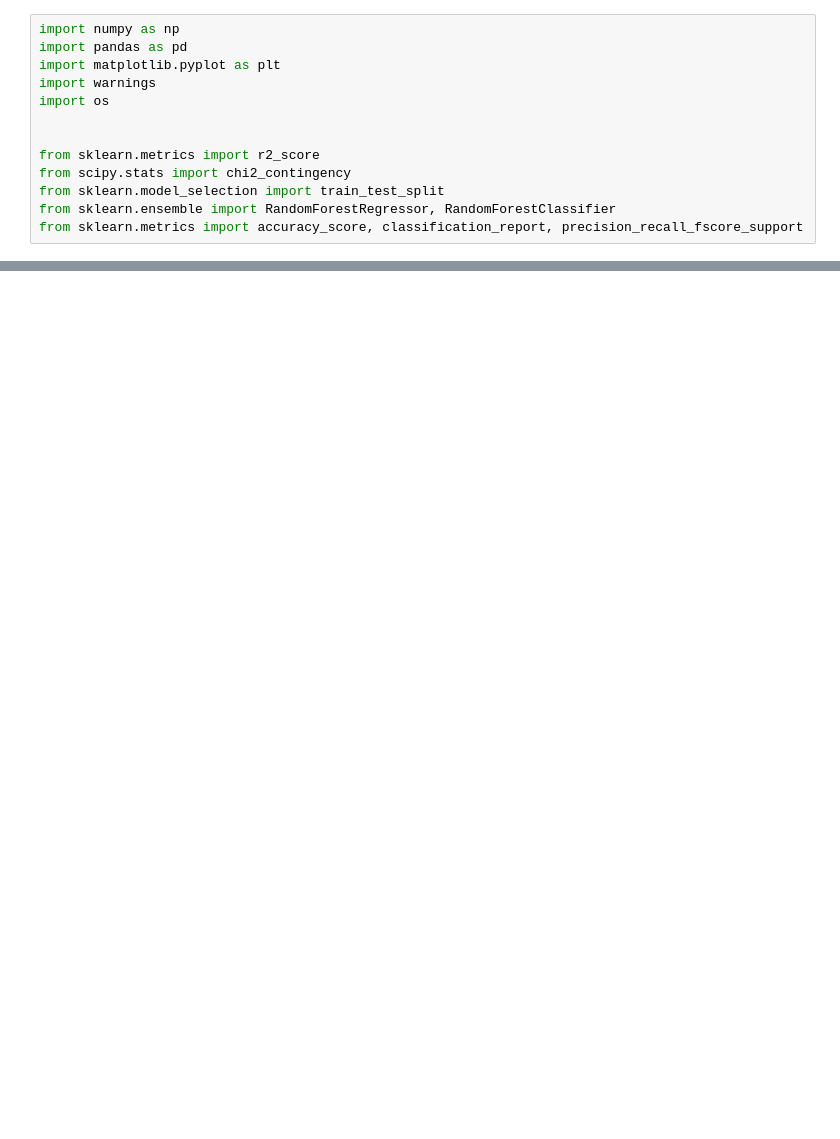
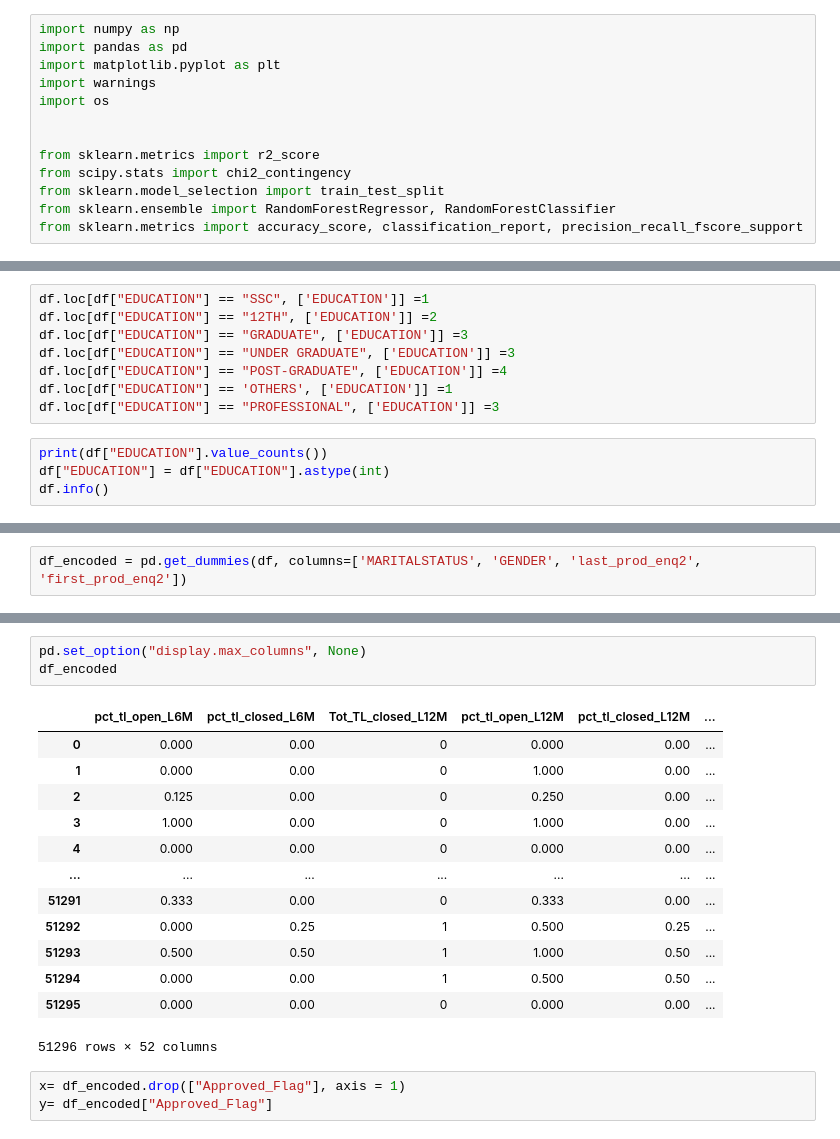
Before and after one commit to SandeepSuthar169/Credit-Risk-Modeling-Project, a Jupyter notebook: notebook.ipynb, the cells around one changed output, grey strips where cells are left out. Drawn from its saved outputs; the diff is of its cells as text; blank space fills up the shorter version.

```diff
--- a/notebook.ipynb
+++ b/notebook.ipynb
@@ -17,0 +351,12 @@ ModuleNotFoundError: No module named 'statsmodels'
+# %%
+df.loc[df["EDUCATION"] == "SSC", ['EDUCATION']] =1
+df.loc[df["EDUCATION"] == "12TH", ['EDUCATION']] =2
+df.loc[df["EDUCATION"] == "GRADUATE", ['EDUCATION']] =3
+df.loc[df["EDUCATION"] == "UNDER GRADUATE", ['EDUCATION']] =3
+df.loc[df["EDUCATION"] == "POST-GRADUATE", ['EDUCATION']] =4
+df.loc[df["EDUCATION"] == 'OTHERS', ['EDUCATION']] =1
+df.loc[df["EDUCATION"] == "PROFESSIONAL", ['EDUCATION']] =3
+# %%
+print(df["EDUCATION"].value_counts())
+df["EDUCATION"] = df["EDUCATION"].astype(int)
+df.info()
@@ -17,0 +386,2 @@ ModuleNotFoundError: No module named 'statsmodels'
+# %%
+df_encoded = pd.get_dummies(df, columns=['MARITALSTATUS', 'GENDER', 'last_prod_enq2', 'first_prod_enq2'])
@@ -17,0 +409,20 @@ ModuleNotFoundError: No module named 'statsmodels'
+# %%
+pd.set_option("display.max_columns", None)
+df_encoded
+# %% [output]
+|  | pct_tl_open_L6M | pct_tl_closed_L6M | Tot_TL_closed_L12M | pct_tl_open_L12M | pct_tl_closed_L12M | ... |
+| 0 | 0.000 | 0.00 | 0 | 0.000 | 0.00 | ... |
+| 1 | 0.000 | 0.00 | 0 | 1.000 | 0.00 | ... |
+| 2 | 0.125 | 0.00 | 0 | 0.250 | 0.00 | ... |
+| 3 | 1.000 | 0.00 | 0 | 1.000 | 0.00 | ... |
+| 4 | 0.000 | 0.00 | 0 | 0.000 | 0.00 | ... |
+| ... | ... | ... | ... | ... | ... | ... |
+| 51291 | 0.333 | 0.00 | 0 | 0.333 | 0.00 | ... |
+| 51292 | 0.000 | 0.25 | 1 | 0.500 | 0.25 | ... |
+| 51293 | 0.500 | 0.50 | 1 | 1.000 | 0.50 | ... |
+| 51294 | 0.000 | 0.00 | 1 | 0.500 | 0.50 | ... |
+| 51295 | 0.000 | 0.00 | 0 | 0.000 | 0.00 | ... |
+51296 rows × 52 columns
+# %%
+x= df_encoded.drop(["Approved_Flag"], axis = 1)
+y= df_encoded["Approved_Flag"]
```
Also changed, not shown: parts of 37 cells of this notebook.
